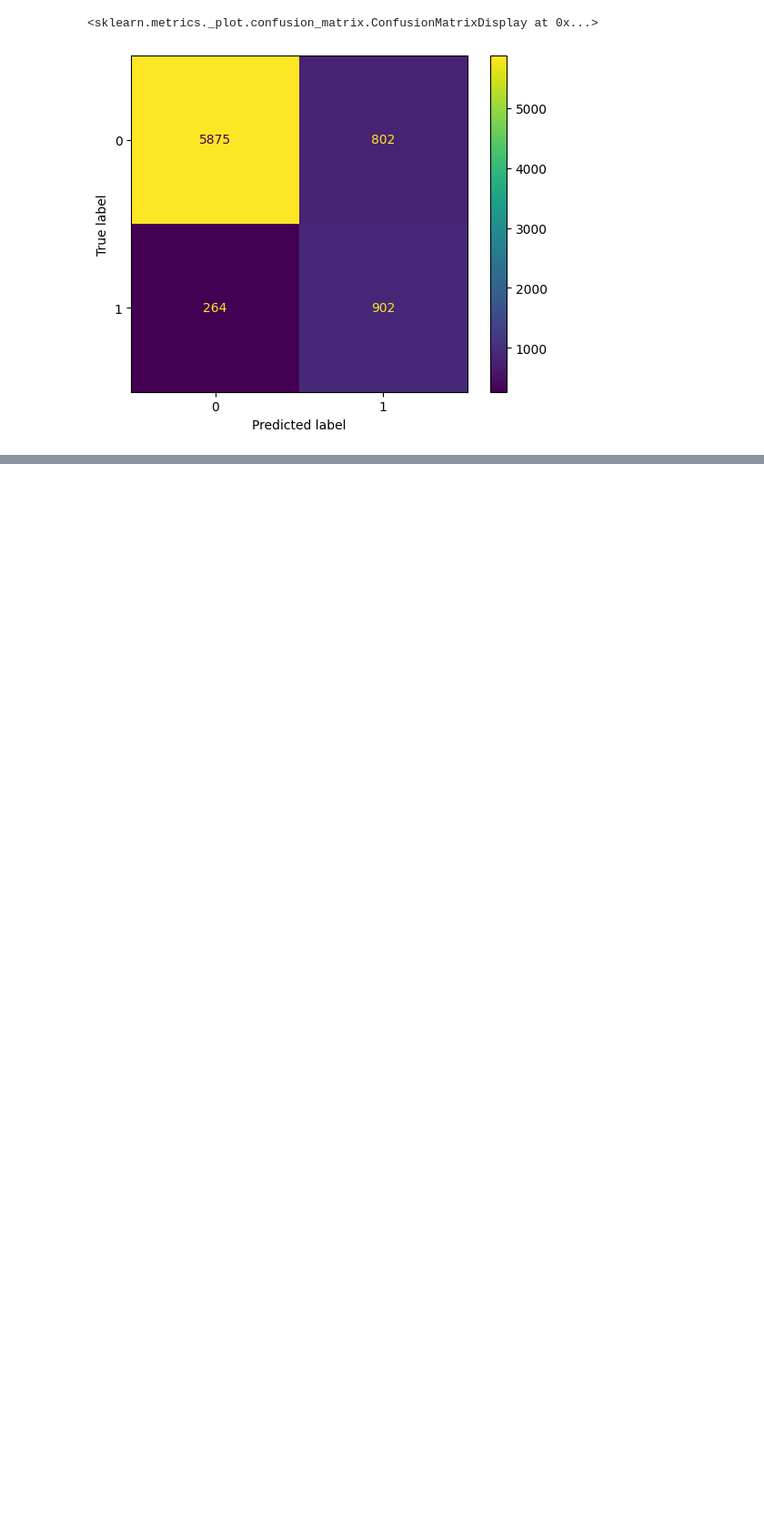
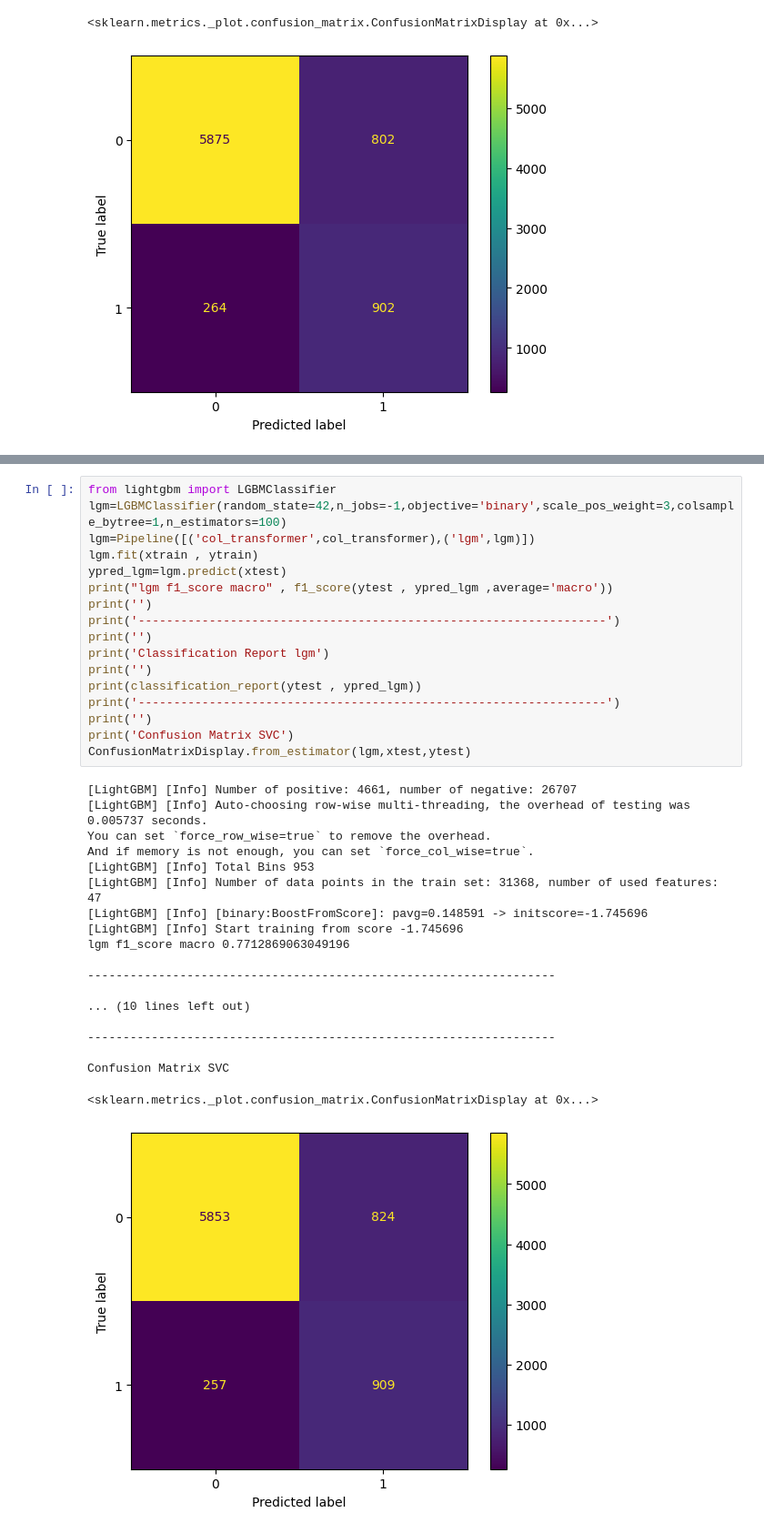
Before and after one commit to linisha04/Predict-the-Success-of-Bank-telemarketing, a Jupyter notebook: liniiiii.ipynb, the cells around one changed output, grey strips where cells are left out. Shown at 91% size. Saved outputs shown, nothing was run; the diff lists cells and outputs as text; blank space fills up the shorter version.

```diff
--- a/liniiiii.ipynb
+++ b/liniiiii.ipynb
@@ -1248,0 +1254,37 @@ Confusion Matrix
+# %%
+from lightgbm import LGBMClassifier
+lgm=LGBMClassifier(random_state=42,n_jobs=-1,objective='binary',scale_pos_weight=3,colsample_bytree=1,n_estimators=100)
+lgm=Pipeline([('col_transformer',col_transformer),('lgm',lgm)])
+lgm.fit(xtrain , ytrain)
+ypred_lgm=lgm.predict(xtest)
+print("lgm f1_score macro" , f1_score(ytest , ypred_lgm ,average='macro'))
+print('')
+print('------------------------------------------------------------------')
+print('')
+print('Classification Report lgm')
+print('')
+print(classification_report(ytest , ypred_lgm))
+print('------------------------------------------------------------------')
+print('')
+print('Confusion Matrix SVC')
+ConfusionMatrixDisplay.from_estimator(lgm,xtest,ytest)
+# %% [output]
+[LightGBM] [Info] Number of positive: 4661, number of negative: 26707
+[LightGBM] [Info] Auto-choosing row-wise multi-threading, the overhead of testing was 0.005737 seconds.
+You can set `force_row_wise=true` to remove the overhead.
+And if memory is not enough, you can set `force_col_wise=true`.
+[LightGBM] [Info] Total Bins 953
+[LightGBM] [Info] Number of data points in the train set: 31368, number of used features: 47
+[LightGBM] [Info] [binary:BoostFromScore]: pavg=0.148591 -> initscore=-1.745696
+[LightGBM] [Info] Start training from score -1.745696
+lgm f1_score macro 0.7712869063049196
+
+------------------------------------------------------------------
+
+... (10 lines left out)
+
+------------------------------------------------------------------
+
+Confusion Matrix SVC
+<sklearn.metrics._plot.confusion_matrix.ConfusionMatrixDisplay at 0x...>
+[figure, added]
```
Also changed, not shown: parts of 7 cells of this notebook.
